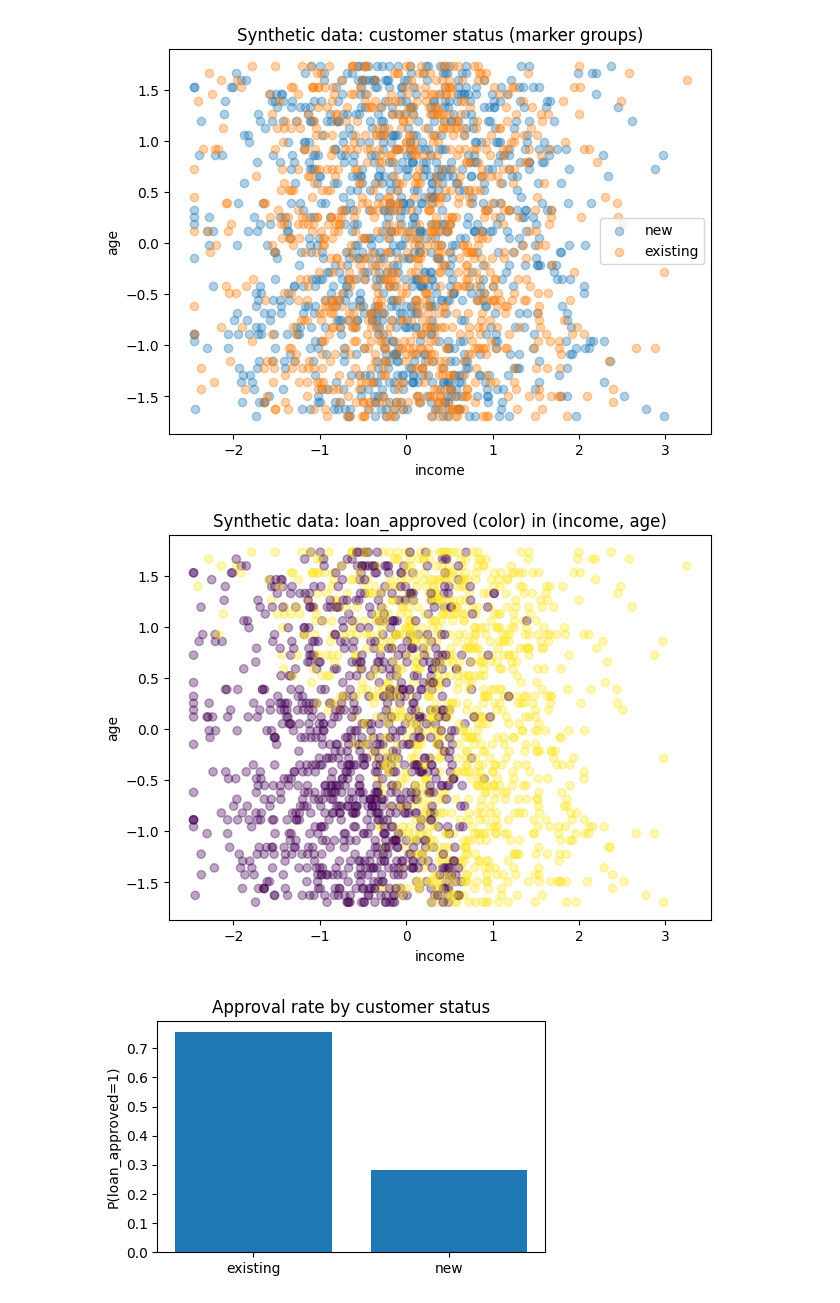
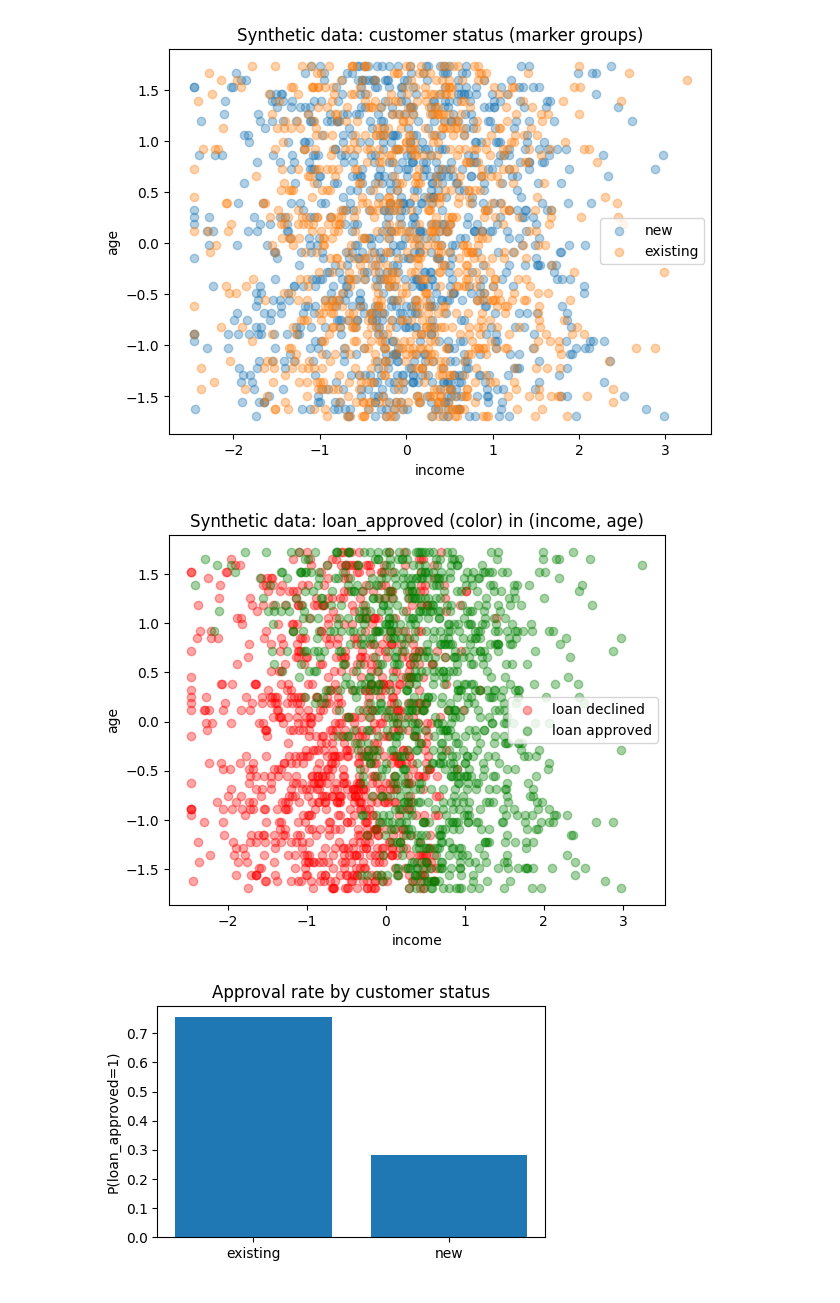
Before and after one commit to ZanderNic/Fooling_XAI, a Jupyter notebook: notebooks/Demo_GreedyHillClimb_Synthetic_Data.ipynb, the cells around one changed output. Drawn from its saved outputs; the diff is of its cells as text; code cells hidden in the pictures.

```diff
--- a/notebooks/Demo_GreedyHillClimb_Synthetic_Data.ipynb
+++ b/notebooks/Demo_GreedyHillClimb_Synthetic_Data.ipynb
@@ -190,14 +189,19 @@ plt.show()
 # %% [output]
 [figure]
 # %%
-plt.figure(figsize=(7,5))
-plt.scatter(dfp["income"], dfp["age"], c=dfp["loan_approved"], alpha=0.35)
+
+m0 = dfp["loan_approved"] == 0
+m1 = ~m0
+plt.scatter(dfp.loc[m0,"income"], dfp.loc[m0,"age"], alpha=0.35, label="loan declined", color="red")
+plt.scatter(dfp.loc[m1,"income"], dfp.loc[m1,"age"], alpha=0.35, label="loan approved", color = "green")
+
 plt.title("Synthetic data: loan_approved (color) in (income, age)")
 plt.xlabel("income")
 plt.ylabel("age")
+plt.legend()
 plt.show()
 # %% [output]
-[figure, old version]
+[figure, new version]
 # %%
 rates = dfp.groupby("existing_customer")["loan_approved"].mean()
 plt.figure(figsize=(5,3))
```
Also changed, not shown: parts of 2 cells of this notebook.
